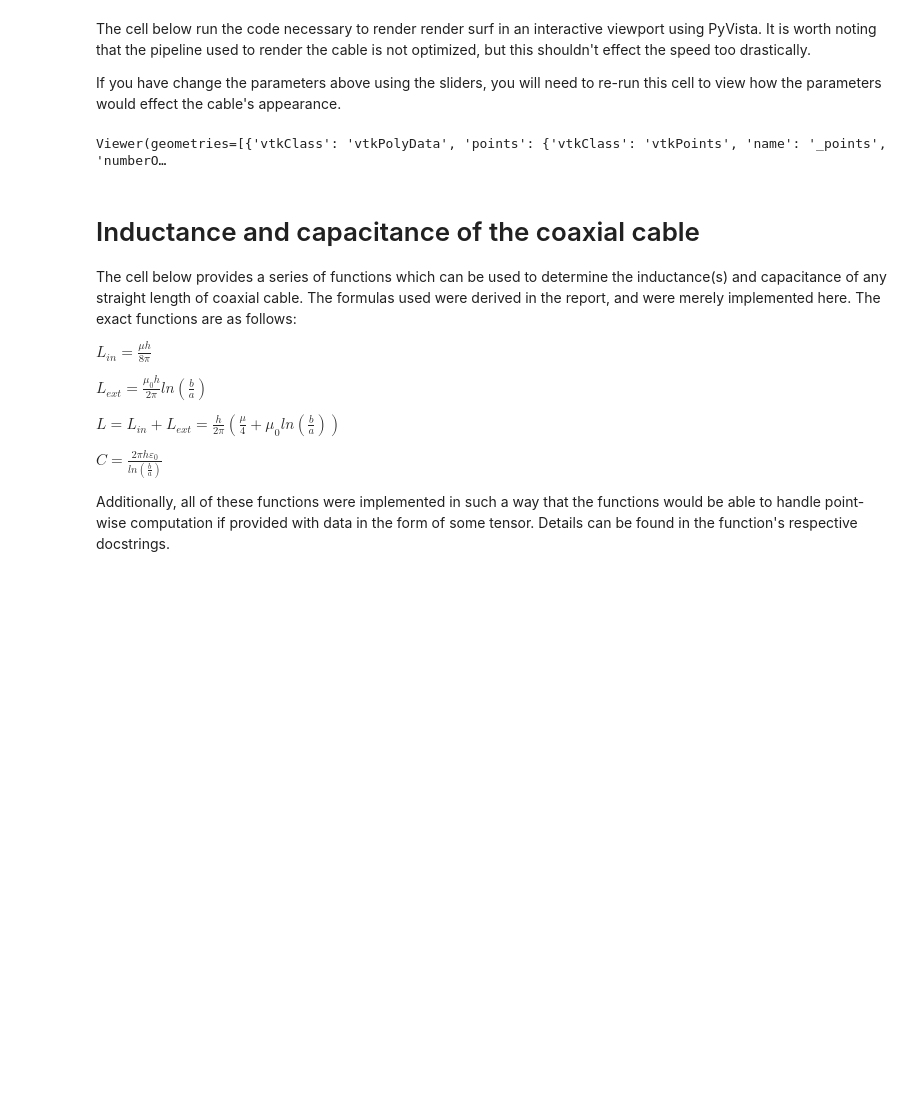
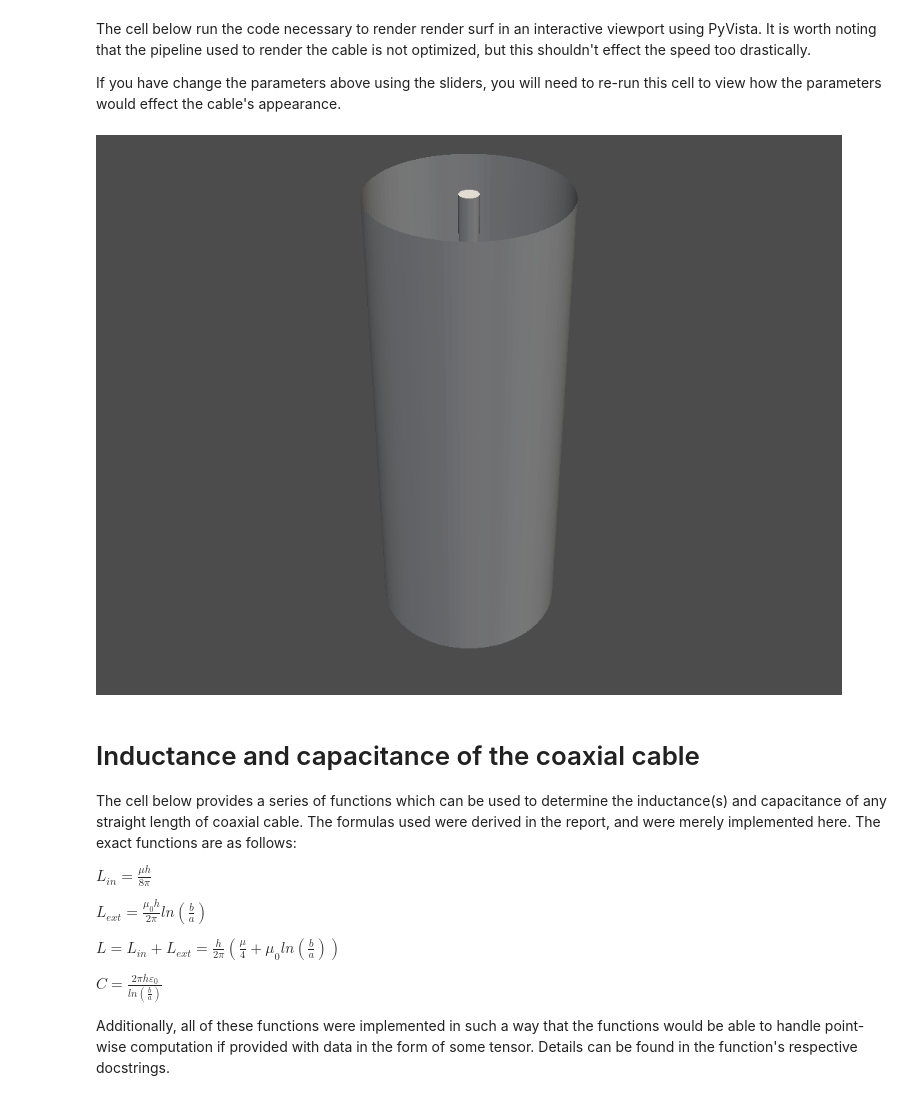
Before and after one commit to dmorle/EMF-Exam, a Jupyter notebook: main.ipynb, the cells around one changed output. Drawn from its saved outputs; the diff is of its cells as text; code cells hidden in the pictures; blank space fills up the shorter version.

```diff
--- a/main.ipynb
+++ b/main.ipynb
@@ -129,14 +129,12 @@ this cell to view how the parameters would effect the cable's appearance.
 # %%
 if params[1] <= params[0]:  # this line is equivalent to - if b <= a
     raise ValueError("Invalid parameter selection:\n\tThe inner radius must be strictly less than the outer")
 
 # plotting the coaxial cable in pyvista
-plotter = pv.PlotterITK()
 create_surf()
-plotter.add_mesh(surf)
-plotter.show()
+pv.plot(surf)
 # %% [output]
-Viewer(geometries=[{'vtkClass': 'vtkPolyData', 'points': {'vtkClass': 'vtkPoints', 'name': '_points', 'numberO…
+[figure, added]
 # %% [markdown]
 # Inductance and capacitance of the coaxial cable
 
```
Also changed, not shown: parts of 1 cell of this notebook, 3 other files.
